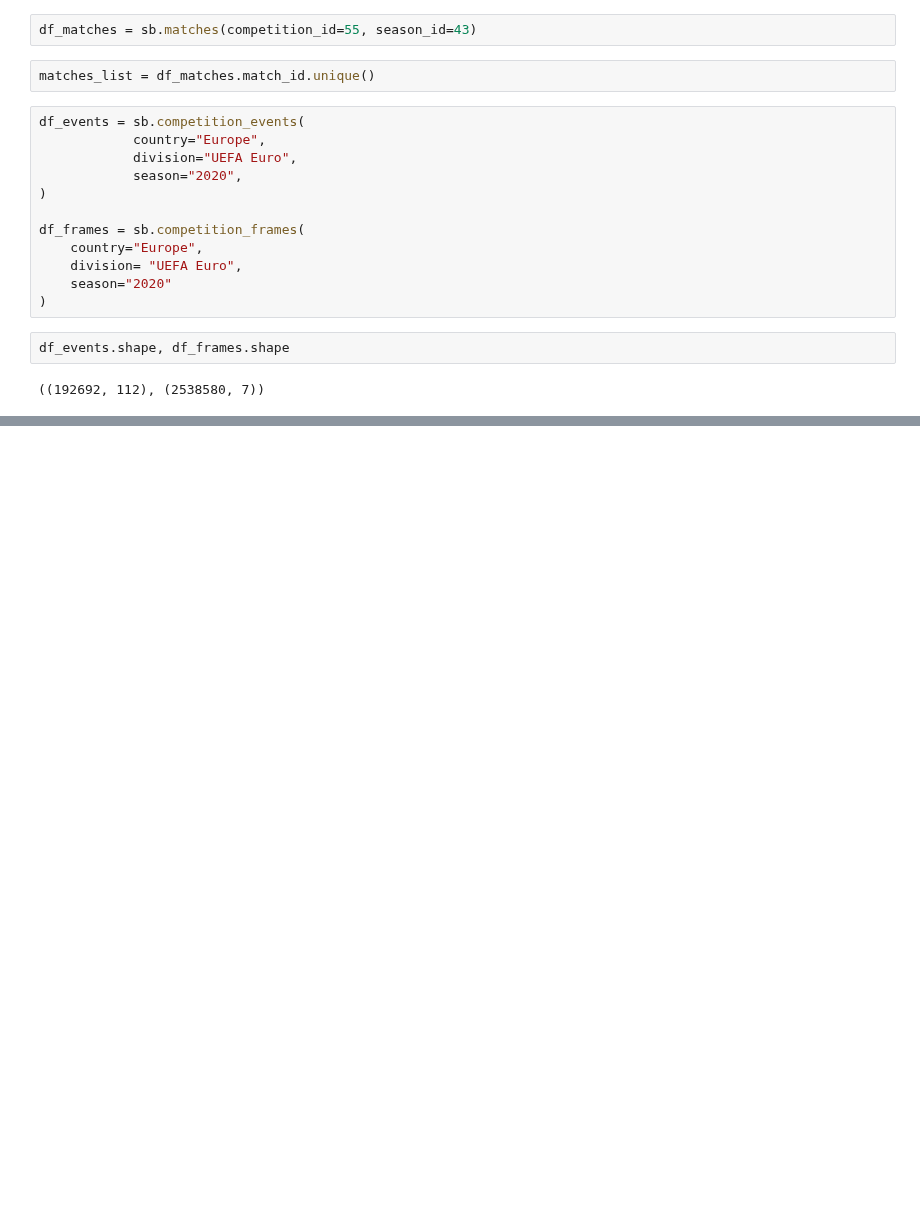
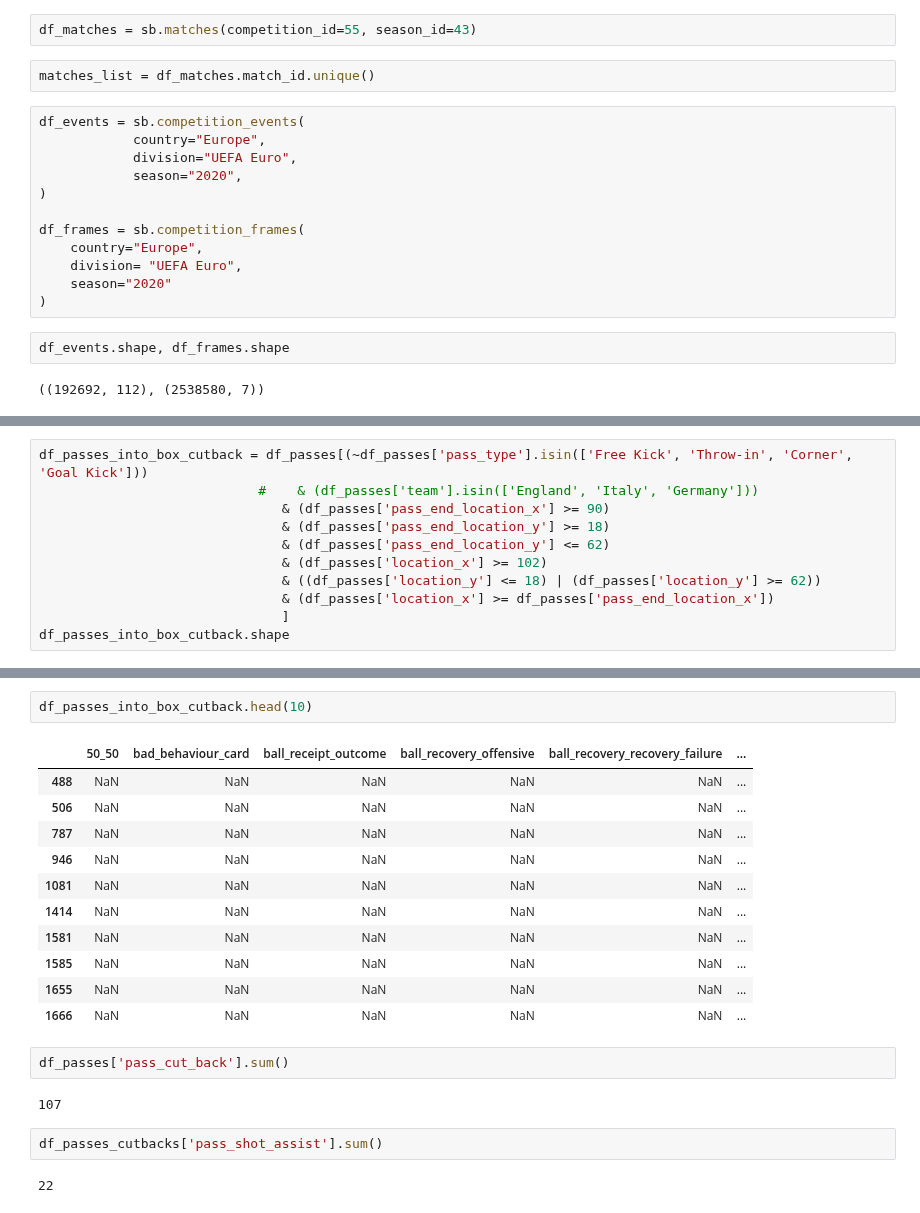
Before and after one commit to TK5-Tim/ds-projects, a Jupyter notebook: src-ftbl-internship-project/em2020_internship_project.ipynb, the cells around one changed output, grey strips where cells are left out. Cells and saved outputs as stored; diff of their text form; blank space fills up the shorter version.

```diff
--- a/src-ftbl-internship-project/em2020_internship_project.ipynb
+++ b/src-ftbl-internship-project/em2020_internship_project.ipynb
@@ -60,0 +102,11 @@ df_events.head(5)
+# %%
+df_passes_into_box_cutback = df_passes[(~df_passes['pass_type'].isin(['Free Kick', 'Throw-in', 'Corner', 'Goal Kick']))
+                            #    & (df_passes['team'].isin(['England', 'Italy', 'Germany']))
+                               & (df_passes['pass_end_location_x'] >= 90)
+                               & (df_passes['pass_end_location_y'] >= 18)
+                               & (df_passes['pass_end_location_y'] <= 62)
+                               & (df_passes['location_x'] >= 102)
+                               & ((df_passes['location_y'] <= 18) | (df_passes['location_y'] >= 62))
+                               & (df_passes['location_x'] >= df_passes['pass_end_location_x'])
+                               ]
+df_passes_into_box_cutback.shape
@@ -60,0 +138,22 @@ df_events.head(5)
+# %%
+df_passes_into_box_cutback.head(10)
+# %% [output]
+|  | 50_50 | bad_behaviour_card | ball_receipt_outcome | ball_recovery_offensive | ball_recovery_recovery_failure | ... |
+| 488 | NaN | NaN | NaN | NaN | NaN | ... |
+| 506 | NaN | NaN | NaN | NaN | NaN | ... |
+| 787 | NaN | NaN | NaN | NaN | NaN | ... |
+| 946 | NaN | NaN | NaN | NaN | NaN | ... |
+| 1081 | NaN | NaN | NaN | NaN | NaN | ... |
+| 1414 | NaN | NaN | NaN | NaN | NaN | ... |
+| 1581 | NaN | NaN | NaN | NaN | NaN | ... |
+| 1585 | NaN | NaN | NaN | NaN | NaN | ... |
+| 1655 | NaN | NaN | NaN | NaN | NaN | ... |
+| 1666 | NaN | NaN | NaN | NaN | NaN | ... |
+# %%
+df_passes['pass_cut_back'].sum()
+# %% [output]
+107
+# %%
+df_passes_cutbacks['pass_shot_assist'].sum()
+# %% [output]
+22
```
Also changed, not shown: parts of 18 cells of this notebook.
